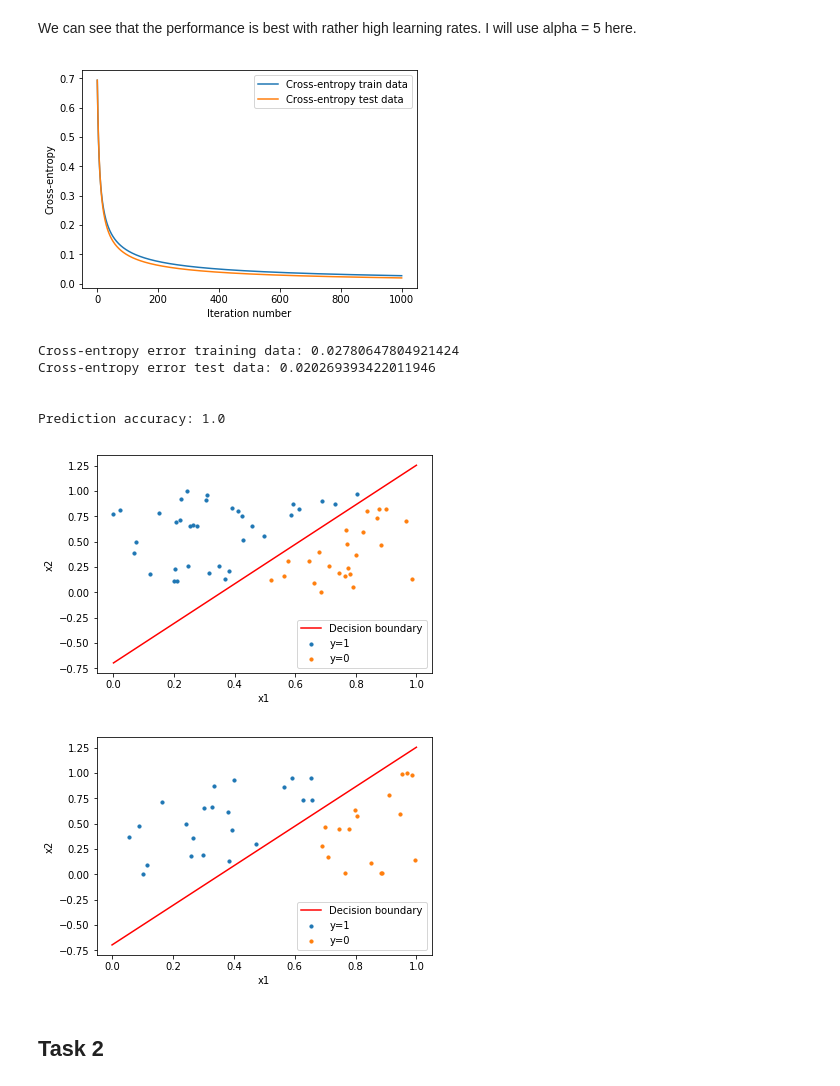
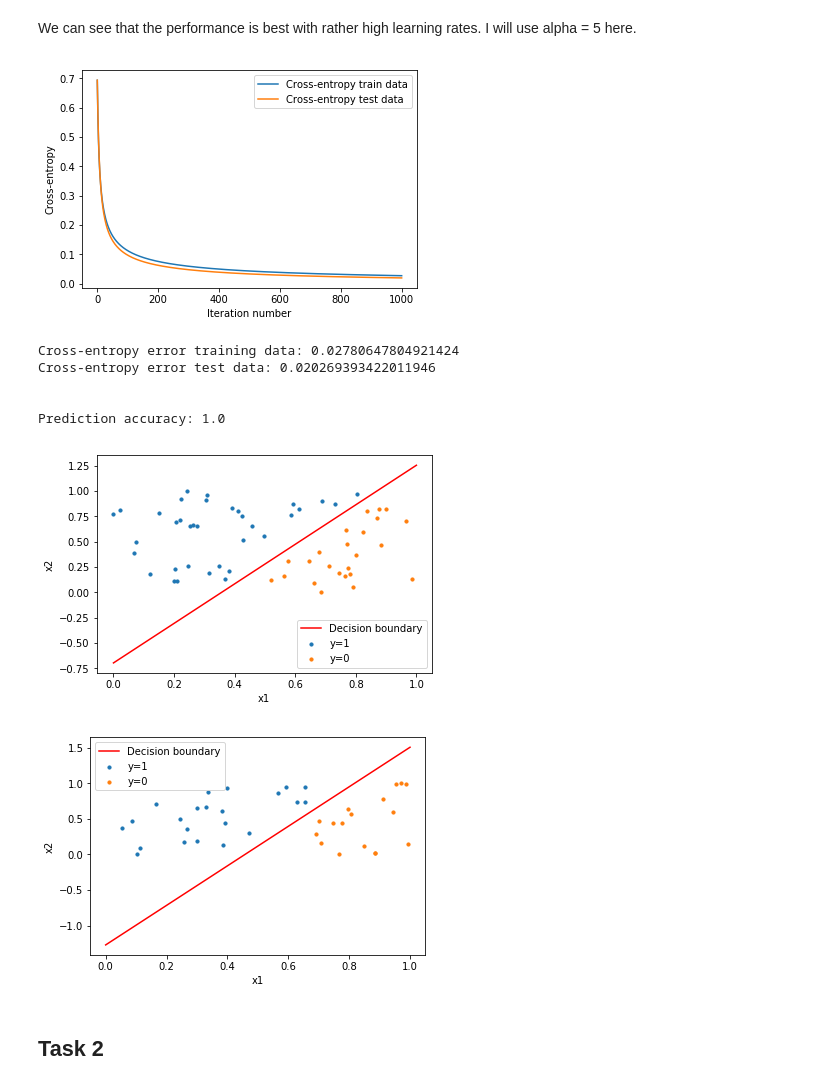
Before and after one commit to bendiknordeng/Machine-learning, a Jupyter notebook: Assignment 1/Code.ipynb, the cells around one changed output. Cells and saved outputs as stored; diff of their text form; code cells hidden in the pictures.

```diff
--- a/Assignment 1/Code.ipynb
+++ b/Assignment 1/Code.ipynb
@@ -112,7 +113,8 @@ def update_rule(X, Y, weights, alpha):
     new_weights = []
     error = cross_entropy_error(X, Y, weights)
     for j in range(len(weights)):
-        new_weights_value = weights[j] - float(alpha) / float(len(Y)) * cross_entropy_derivative(X, Y, weights, j)
+        new_weights_value = (weights[j] - float(alpha) /
+                             float(len(Y)) * cross_entropy_derivative(X, Y, weights, j))
         new_weights.append(new_weights_value)
     return new_weights, error
 
@@ -134,16 +136,18 @@ def test(path_test_data, trained_weights, feature_name):
     X, Y = split_data(df, feature_name)
     correct_pred = 0
     for i in range(len(X)):
-        #print("Prediction:", round(hypothesis(trained_weights, X[i]), 3), "\t Target:", Y[i])
         if int(round(hypothesis(trained_weights, X[i]))) == Y[i]:
             correct_pred += 1
     accuracy = correct_pred / len(df)
     return accuracy
 
-def plot_cross_entropy(cross_entropy_series_traindata, cross_entropy_series_testdata, iterations):
+def plot_cross_entropy(cross_entropy_series_traindata,
+                       cross_entropy_series_testdata, iterations):
     x_values = np.linspace(0, iterations, iterations)
-    plt.plot(x_values, cross_entropy_series_traindata, label='Cross-entropy train data')
-    plt.plot(x_values, cross_entropy_series_testdata, label='Cross-entropy test data')
+    plt.plot(x_values, cross_entropy_series_traindata,
+             label='Cross-entropy train data')
+    plt.plot(x_values, cross_entropy_series_testdata,
+             label='Cross-entropy test data')
     plt.xlabel('Iteration number')
     plt.ylabel('Cross-entropy')
     plt.legend()
@@ -154,7 +158,8 @@ def plot_linear_decision_boundary(filepath_data, trained_weights, iterations):
     admitted = df.loc[df['y'] == 1]
     not_admitted = df.loc[df['y'] == 0]
     x_axes = np.linspace(0, 1, iterations)
-    line = - (trained_weights[0] + np.dot(trained_weights[1], x_axes)) / trained_weights[2]
+    line = - ((trained_weights[0] + np.dot(trained_weights[1], x_axes))
+              / trained_weights[2])
     plt.scatter(admitted.iloc[:, 0], admitted.iloc[:, 1], s=10, label='y=1')
     plt.scatter(not_admitted.iloc[:, 0], not_admitted.iloc[:, 1], s=10, label='y=0')
     plt.plot(x_axes, line, '-r', label='Decision boundary')
@@ -174,7 +179,8 @@ def plot_radial_decision_boundary(filepath_data, trained_weights, iterations):
 
     for i in range(xx.shape[0]):
         for j in range(xx.shape[1]):
-            val = np.dot([1, xx[i, j], yy[i, j], np.square(xx[i, j]), np.square(yy[i, j])], trained_weights)
+            val = np.dot([1, xx[i, j], yy[i, j], np.square(xx[i, j]),
+                          np.square(yy[i, j])], trained_weights)
             if val < 0:
                 z[i, j] = 1
 
@@ -222,34 +230,34 @@ We can see that the performance is best with rather high learning rates. I will
 # %%
 alpha = 5
 
 # Train weights
-trained_weights_train_data, cross_entropy_train_data = train(path_train_data, initial_weights,
-                                                             feature_name, alpha, iterations)
-trained_weights_test_data, cross_entropy_test_data = train(path_test_data, initial_weights,
-                                                           feature_name, alpha, iterations)
+w_train, ce_train = train(path_train_data, initial_weights,
+                          feature_name, alpha, iterations)
+w_test, ce_test = train(path_test_data, initial_weights,
+                        feature_name, alpha, iterations)
 
 # Plot cross-entropy
-plot_cross_entropy(cross_entropy_train_data, cross_entropy_test_data, iterations)
-print("Cross-entropy error training data:",cross_entropy_train_data[-1])
-print("Cross-entropy error test data:",cross_entropy_test_data[-1])
+plot_cross_entropy(ce_train, ce_test, iterations)
+print("Cross-entropy error training data:",ce_train[-1])
+print("Cross-entropy error test data:",ce_test[-1])
 print('\n')
 
 # Test precision
-accuracy = test(path_test_data, trained_weights_train_data, feature_name)
+accuracy = test(path_test_data, w_train, feature_name)
 print("Prediction accuracy:", accuracy)
 
 # Plot decision boundary
-plot_linear_decision_boundary(path_train_data, trained_weights_train_data, iterations)
-plot_linear_decision_boundary(path_test_data, trained_weights_train_data, iterations)
+plot_linear_decision_boundary(path_train_data, w_train, iterations)
+plot_linear_decision_boundary(path_test_data, w_test, iterations)
 # %% [output]
 [figure]
 Cross-entropy error training data: 0.02780647804921424
 Cross-entropy error test data: 0.020269393422011946
 
 
 Prediction accuracy: 1.0
 [figure]
-[figure, old version]
+[figure, new version]
 # %% [markdown]
 ## Task 2
 # %%
```
Also changed, not shown: parts of 3 cells of this notebook, 1 other file.
